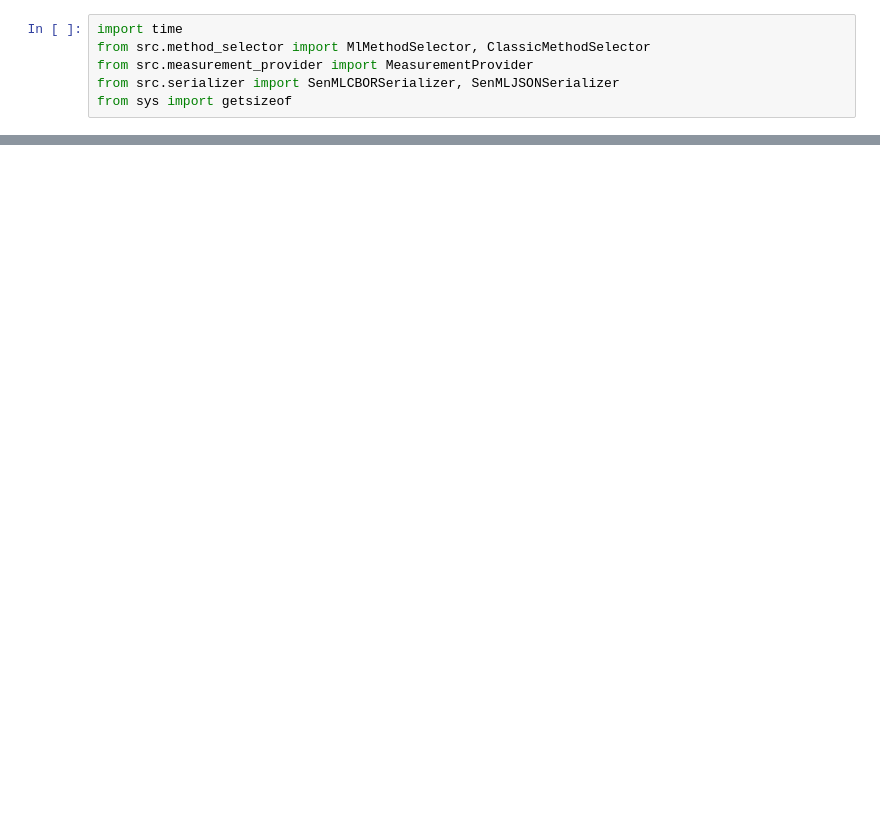
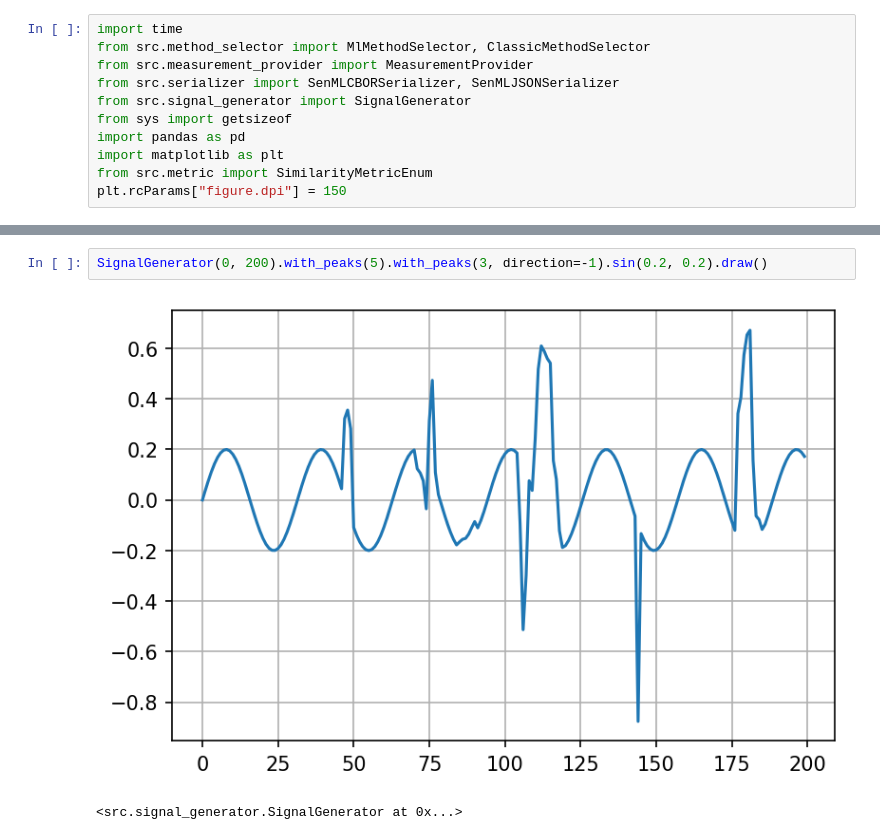
Before and after one commit to piaskowyk/milkyPressor, a Jupyter notebook: sandbox/notebook_results.ipynb, the cells around one changed output, grey strips where cells are left out. Saved outputs shown, nothing was run; the diff lists cells and outputs as text; blank space fills up the shorter version.

```diff
--- a/sandbox/notebook_results.ipynb
+++ b/sandbox/notebook_results.ipynb
@@ -3,7 +3,12 @@ import time
 from src.method_selector import MlMethodSelector, ClassicMethodSelector
 from src.measurement_provider import MeasurementProvider
 from src.serializer import SenMLCBORSerializer, SenMLJSONSerializer
+from src.signal_generator import SignalGenerator
 from sys import getsizeof
+import pandas as pd
+import matplotlib as plt
+from src.metric import SimilarityMetricEnum
+plt.rcParams["figure.dpi"] = 150
 # %%
 def compute_sizes(dataset, compressed_data, metrics):
   senML_cbor_size_original = getsizeof(SenMLCBORSerializer.serialize(dataset, '/72/', '1/2', metrics))
@@ -68,0 +57,5 @@ metrics_score: 15.603439333378223
+# %%
+SignalGenerator(0, 200).with_peaks(5).with_peaks(3, direction=-1).sin(0.2, 0.2).draw()
+# %% [output]
+[figure, added]
+<src.signal_generator.SignalGenerator at 0x...>
```
Also changed, not shown: parts of 20 cells of this notebook, 8 other files.
